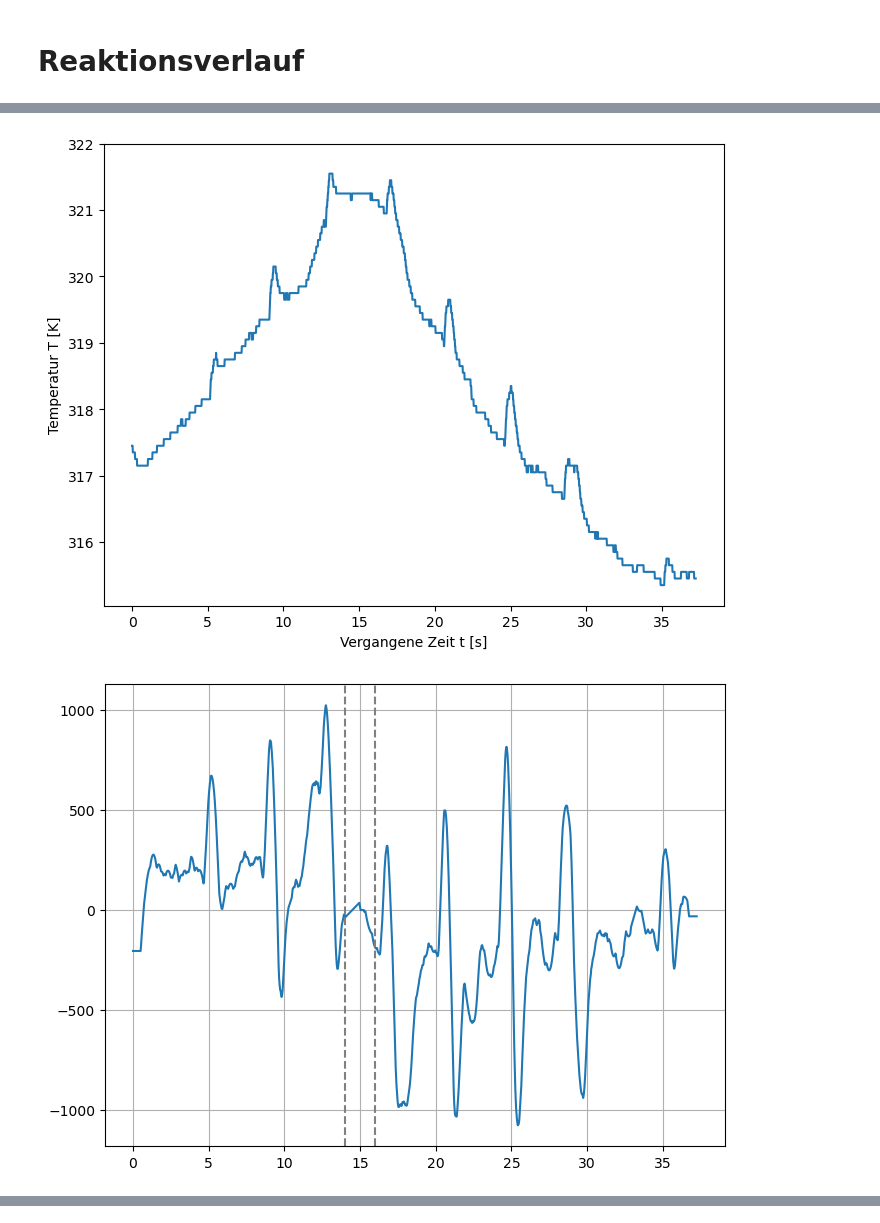
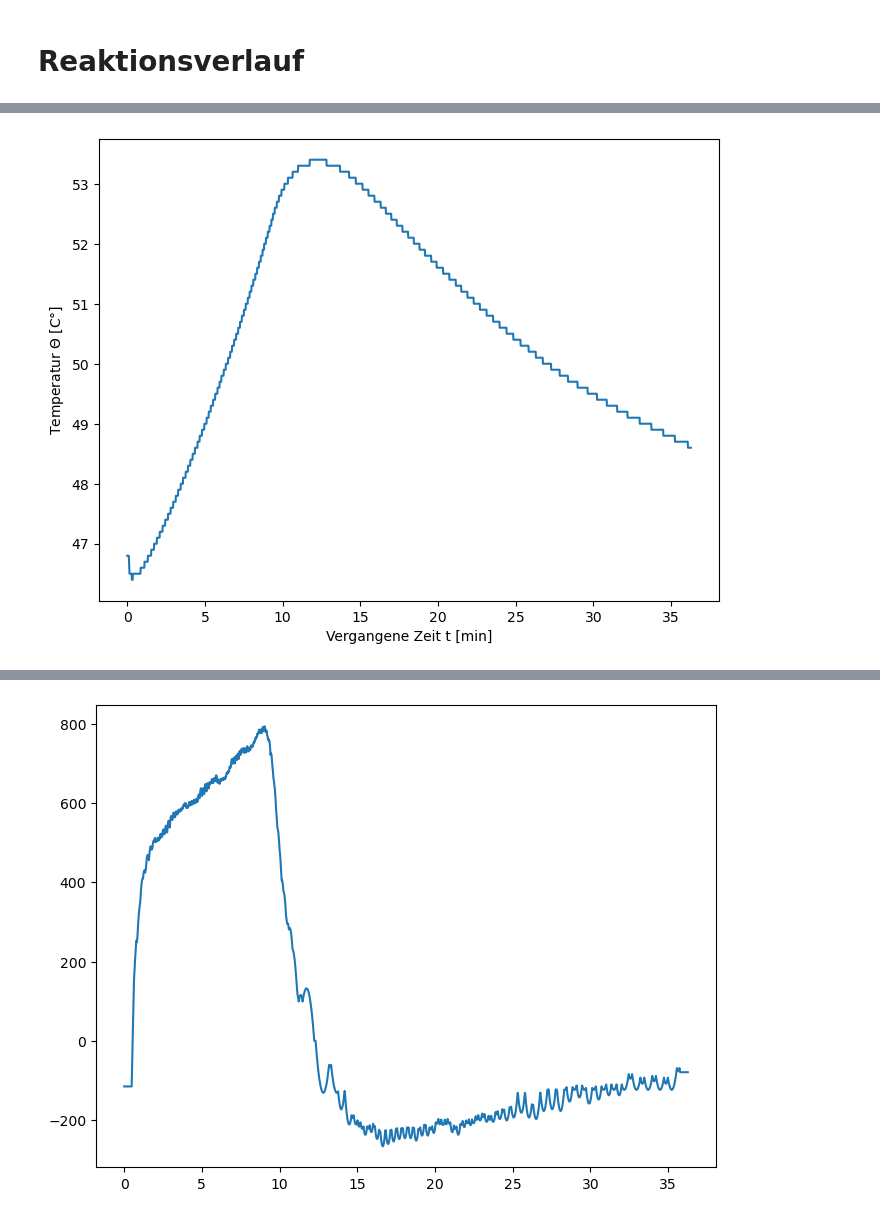
Before and after one commit to Rankenstein678/Makro, a Jupyter notebook: AMC3/AMC3.ipynb, the cells around one changed output, grey strips where cells are left out. Cells and saved outputs as stored; diff of their text form; code cells hidden in the pictures.

```diff
--- a/AMC3/AMC3.ipynb
+++ b/AMC3/AMC3.ipynb
@@ -7,8 +7,8 @@ from datetime import datetime
 # %%
-data = pd.read_excel("AMC3_Gruppe_23_WS25.xlsx",sheet_name=None)
+data = pd.read_excel("AMC3_Gruppe_15_WiSE25.xlsx",sheet_name=None)
 CMC = data["CMC"]
 auheizen = data["Aufheizen"]
-reaktionsverlauf = data["Reaktion"]
+reaktionsverlauf = data["Experiment"]
 # %% [markdown]
 # Berechnen der kritischen Mizellenkonzentration
 # %%
@@ -72,41 +178,42 @@ p = m_poly /m_0 *100
 # %%
 fig,ax = plt.subplots(figsize=(8,6))
 
-T = np.array(reaktionsverlauf["Value2"]) + 273.15 # K
+T = np.array(reaktionsverlauf["Value2"])
+dates = []
+for datestr in reaktionsverlauf["Date/Time"]:
+    date = list(map(lambda x:float(x),datestr.split(" ")[1].split(":")))
+    dates.append(date[0]*3600+date[1]*60+date[2])
+dates = np.array(dates)
 
-t = np.arange(0,len(reaktionsverlauf))
+t_s = dates - dates[0]
+t_min = t_s/60
 
-ax.plot(t/60,T)
+print(dates)
+
+ax.plot(t_min,T)
 reaktionsverlauf
-ax.set_ylim(top=322)
-ax.set_xlabel("Vergangene Zeit t [s]")
-ax.set_ylabel("Temperatur T [K]")
+ax.set_xlabel("Vergangene Zeit t [min]")
+ax.set_ylabel("Temperatur $\Theta$ [C°]")
+dT = scipy.signal.savgol_filter(T,window_length=60,polyorder=1,deriv=1,delta=1/60)
+fig.savefig("T_min.pdf")
 
-t_min = t/60
-dT = scipy.signal.savgol_filter(T,window_length=61,polyorder=1,deriv=1,delta=1/60)
-
-m_wasser = 180
-V_mma = 45
+m_wasser = 180 + 27 +4
+V_mma = 27
 dichte_mma =.94
 m_mma = V_mma*dichte_mma
 cp_mma = 1.5 #J
 cp_wasser = 4.18
-cp = m_wasser * cp_wasser + cp_mma * m_mma
-Q_chem = cp *dT
 
-fig,ax = plt.subplots(figsize=(8,6))
-ax.plot(t_min,Q_chem)
-ax.grid()
-ax.axvline(14,color="grey",ls="--")
-ax.axvline(16,color="grey",ls="--")
-
-fig,ax = plt.subplots(figsize=(8,6  ))
-print(len(Q_chem))
-
-int_Q = np.concat([[0],scipy.integrate.cumulative_trapezoid(y=Q_chem[T>317.15],x=t_min[T>317.15])])
-umsatz = int_Q/int_Q[-1]
-int_Q
-
-ax.grid()
-ax.plot(t_min[T>317.15],umsatz)
+chunks = [np.array(dT[i:i+120]) for i in range(0, len(t_s), 120)]
+cps = []
+for i in range(11):
+    anteil = ((m_wasser+27-2*i)/(m_wasser+27))
+    cps.append(cp_wasser*m_wasser * anteil + cp_mma * m_mma*anteil)
+cps.extend(8*[cp_wasser*m_wasser * ((m_wasser-2*11)/m_wasser) + cp_mma * m_mma*((m_wasser-2*11)/m_wasser)])
+qchunks = []
+for i,c in enumerate(chunks):
+    qchunks.append(cps[i]*c)
+Q_chem = np.concatenate(qchunks)
+print(tabulate(zip(range(1,12),cps),tablefmt="latex",headers="always"))
+cps
 # %% [output]
@@ -115,2 +257 @@ ax.plot(t_min[T>317.15],umsatz)
-[figure, old version]
+[figure, new version]
-[figure, removed]
@@ -117,0 +258,6 @@ ax.plot(t_min[T>317.15],umsatz)
+# %%
+fig,ax = plt.subplots(figsize=(8,6))
+ax.plot(t_min,Q_chem, label =r"Änderungsrate der Temperatur")
+fig.savefig("QT.pdf")
+# %% [output]
+[figure, added]
```
Also changed, not shown: parts of 6 cells of this notebook, 41 other files.
